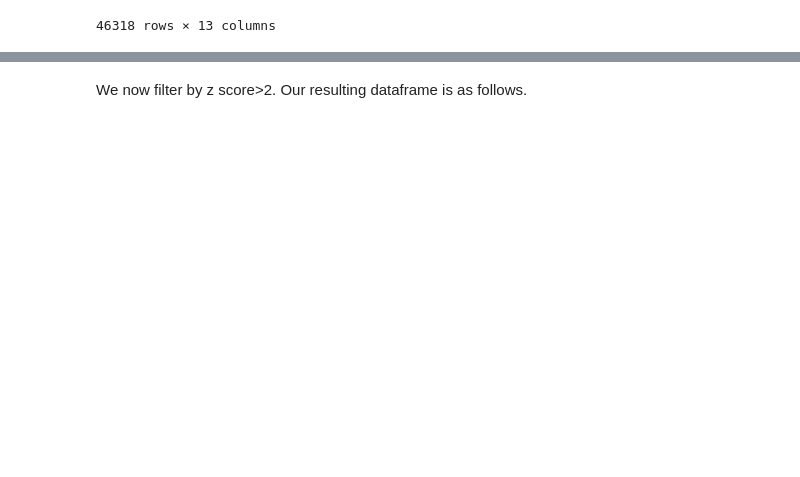
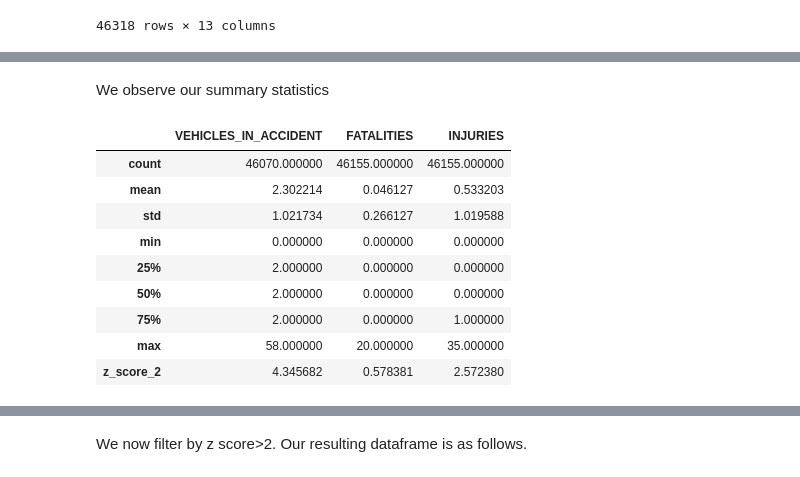
Before and after one commit to WilliamClintC/Research-Proposal-Trucks, a Jupyter notebook: Exploration/2.ipynb, the cells around one changed output, grey strips where cells are left out. Drawn from its saved outputs; the diff is of its cells as text; code cells hidden in the pictures; blank space fills up the shorter version.

```diff
--- a/Exploration/2.ipynb
+++ b/Exploration/2.ipynb
@@ -18,3 +61,18 @@ result_df
 | 46316 | 15968 | SD | 19990120 | 1 | I-90 | NaN | RURAL | SD | ... |
 | 46317 | 15953 | SD | 20010203 | 1 | I-29 | NaN | RURAL | SD | ... |
 46318 rows × 13 columns
+# %%
+# Dictionary mapping state abbreviations to FIPS codes
+state_to_fips = {
+    'AL': '01', 'AK': '02', 'AZ': '04', 'AR': '05', 'CA': '06', 'CO': '08', 'CT': '09', 'DE': '10', 'FL': '12',
+    'GA': '13', 'HI': '15', 'ID': '16', 'IL': '17', 'IN': '18', 'IA': '19', 'KS': '20', 'KY': '21', 'LA': '22',
+    'ME': '23', 'MD': '24', 'MA': '25', 'MI': '26', 'MN': '27', 'MS': '28', 'MO': '29', 'MT': '30', 'NE': '31',
+    'NV': '32', 'NH': '33', 'NJ': '34', 'NM': '35', 'NY': '36', 'NC': '37', 'ND': '38', 'OH': '39', 'OK': '40',
+    'OR': '41', 'PA': '42', 'RI': '44', 'SC': '45', 'SD': '46', 'TN': '47', 'TX': '48', 'UT': '49', 'VT': '50',
+    'VA': '51', 'WA': '53', 'WV': '54', 'WI': '55', 'WY': '56'
+}
+
+# Convert state abbreviations to FIPS codes
+result_df['STATE_FIPS'] = result_df['STATE'].map(state_to_fips)
+
+result_df
@@ -20,0 +175,22 @@ result_df
+# %% [markdown]
+We observe our summary statistics
+# %%
+summary_statistics = result_df[['VEHICLES_IN_ACCIDENT', 'FATALITIES', 'INJURIES']].describe()
+
+# Calculate the value corresponding to z-score = 2
+z_score_2_values = summary_statistics.loc['mean'] + 2 * summary_statistics.loc['std']
+
+# Display the summary statistics and z-score = 2 values
+summary_statistics.loc['z_score_2'] = z_score_2_values
+summary_statistics
+# %% [output]
+|  | VEHICLES_IN_ACCIDENT | FATALITIES | INJURIES |
+| count | 46070.000000 | 46155.000000 | 46155.000000 |
+| mean | 2.302214 | 0.046127 | 0.533203 |
+| std | 1.021734 | 0.266127 | 1.019588 |
+| min | 0.000000 | 0.000000 | 0.000000 |
+| 25% | 2.000000 | 0.000000 | 0.000000 |
+| 50% | 2.000000 | 0.000000 | 0.000000 |
+| 75% | 2.000000 | 0.000000 | 1.000000 |
+| max | 58.000000 | 20.000000 | 35.000000 |
+| z_score_2 | 4.345682 | 0.578381 | 2.572380 |
```
Also changed, not shown: parts of 20 cells of this notebook, 1 other file.
